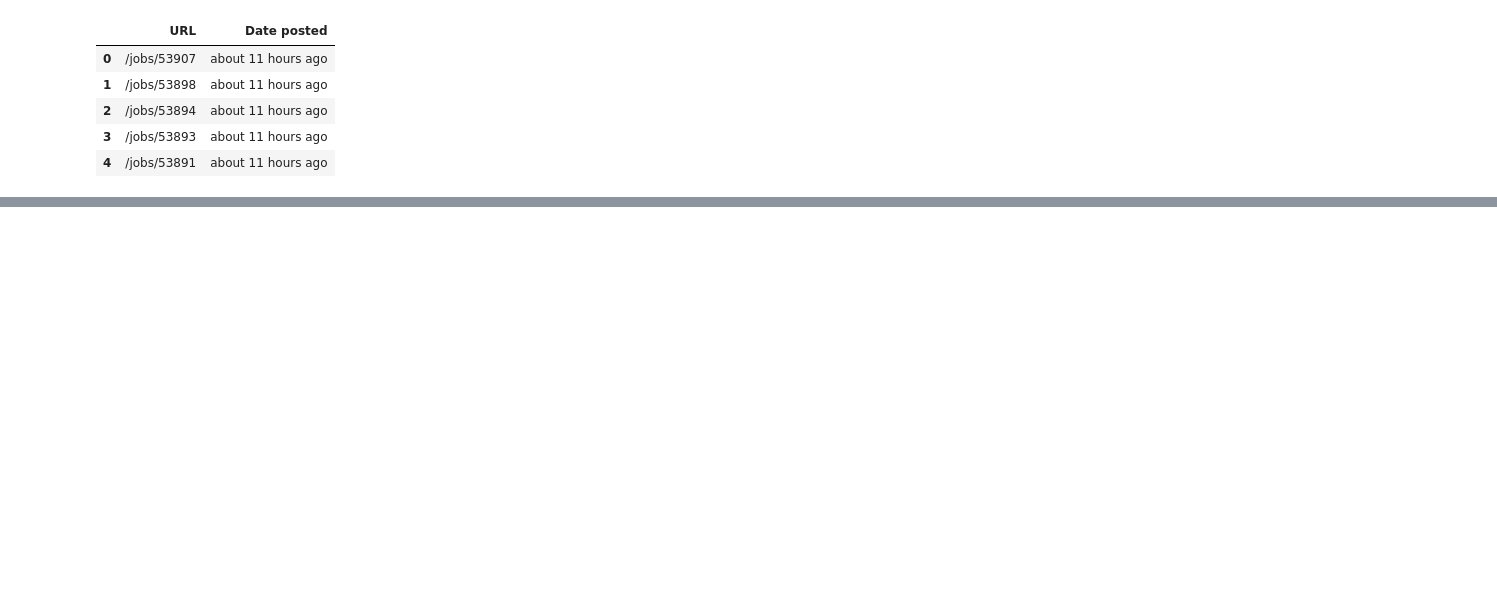
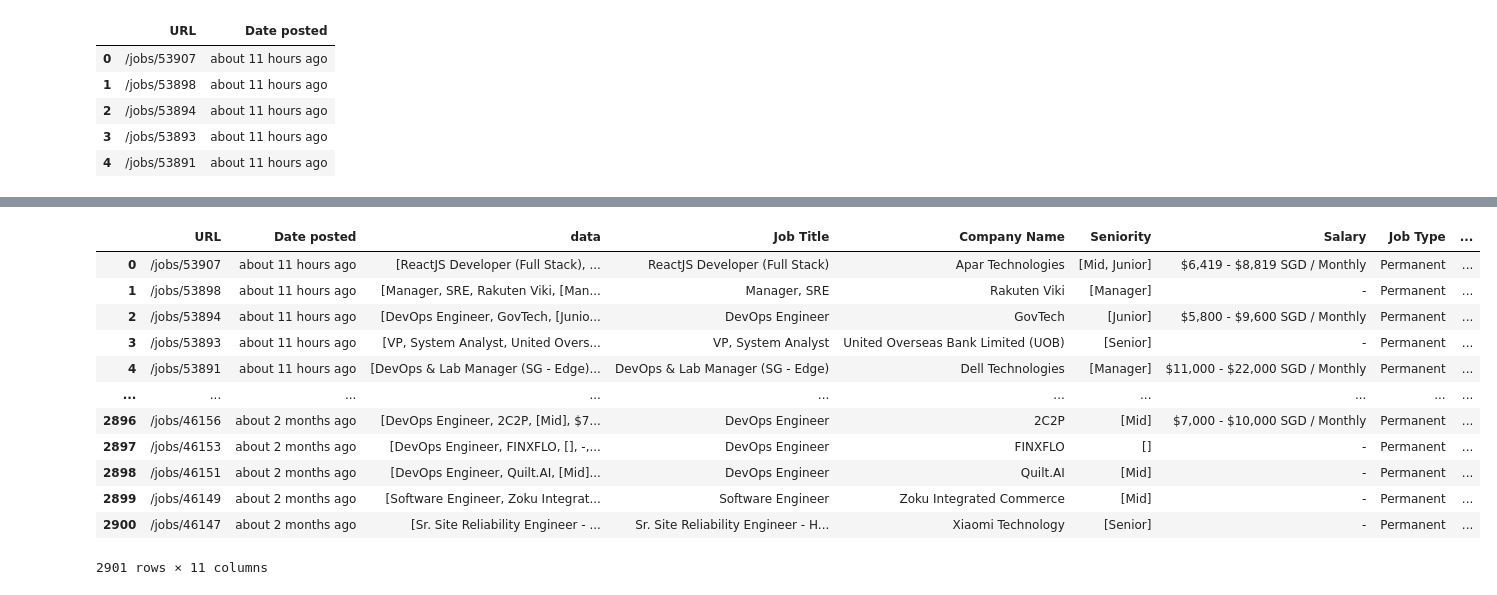
Before and after one commit to joshuawong96/job-posting-analysis, a Jupyter notebook: scraping/nodeflair.ipynb, the cells around one changed output, grey strips where cells are left out. Cells and saved outputs as stored; diff of their text form; code cells hidden in the pictures; blank space fills up the shorter version.

Commit message:
update nodeflair.ipynb to include salary, years of experience and job type

```diff
--- a/scraping/nodeflair.ipynb
+++ b/scraping/nodeflair.ipynb
@@ -133,10 +166,12 @@ def getData(soup):
     job_title = getJobTitle(soup)
     company_name = getCompanyName(soup)
     seniority, techstack = getSeniorityTechStacks(soup)
+    salary, job_type, years_of_experience = getSalaryJobTypeYears(soup)
+
 
     job_desc = getJobDesc(soup)
 
-    data = [job_title, company_name, seniority, techstack, job_desc]
+    data = [job_title, company_name, seniority, salary, job_type, years_of_experience, techstack, job_desc]
 
     return data
 # %%
@@ -184,7 +219,7 @@ def getDatePosted(text):
 
     return date_posted
 # %%
-job_listings_df = pd.read_csv("nodeflair_links.csv", index_col=0)
+job_listings_df = pd.read_csv("../data/nodeflair/nodeflair_links.csv", index_col=0)
 job_listings_df.head()
 # %% [output]
 |  | URL | Date posted |
@@ -193,5 +228,3 @@ job_listings_df.head()
 | 2 | /jobs/53894 | about 11 hours ago |
 | 3 | /jobs/53893 | about 11 hours ago |
 | 4 | /jobs/53891 | about 11 hours ago |
-# %%
-job_listings_df["data"] = job_listings_df["URL"].apply(scrapePost)
@@ -255,0 +243,26 @@ job_listings_df
+# %%
+print("Date of scraping:", datetime.now())
+output_df = pd.DataFrame()
+start = 0
+end = 100
+
+while end <= len(job_listings_df):
+    try:
+        driver = webdriver.Chrome(executable_path = "C:/Users/user/chromedriver.exe")
+        job_listings_df_100 = job_listings_df[start:end+1]
+        job_listings_df_100["data"] = job_listings_df_100["URL"].apply(scrapePost)
+        print(f"{end} done")
+
+        output_df = pd.concat([output_df, format_df(job_listings_df_100)])
+        start = end+1
+        end += 100
+
+    except:
+        driver = webdriver.Chrome(executable_path = "C:/Users/user/chromedriver.exe")
+        job_listings_df_100 = job_listings_df[start:end+1]
+        job_listings_df_100["data"] = job_listings_df_100["URL"].apply(scrapePost)
+        print(f"{end} done")
+
+        output_df = pd.concat([output_df, format_df(job_listings_df_100)])
+        start = end+1
+        end += 100
@@ -256 +292,17 @@ job_listings_df
+# %%
+output_df
+# %% [output]
+|  | URL | Date posted | data | Job Title | Company Name | Seniority | Salary | Job Type | ... |
+| 0 | /jobs/53907 | about 11 hours ago | [ReactJS Developer (Full Stack), ... | ReactJS Developer (Full Stack) | Apar Technologies | [Mid, Junior] | $6,419 - $8,819 SGD / Monthly | Permanent | ... |
+| 1 | /jobs/53898 | about 11 hours ago | [Manager, SRE, Rakuten Viki, [Man... | Manager, SRE | Rakuten Viki | [Manager] | - | Permanent | ... |
+| 2 | /jobs/53894 | about 11 hours ago | [DevOps Engineer, GovTech, [Junio... | DevOps Engineer | GovTech | [Junior] | $5,800 - $9,600 SGD / Monthly | Permanent | ... |
+| 3 | /jobs/53893 | about 11 hours ago | [VP, System Analyst, United Overs... | VP, System Analyst | United Overseas Bank Limited (UOB) | [Senior] | - | Permanent | ... |
+| 4 | /jobs/53891 | about 11 hours ago | [DevOps & Lab Manager (SG - Edge)... | DevOps & Lab Manager (SG - Edge) | Dell Technologies | [Manager] | $11,000 - $22,000 SGD / Monthly | Permanent | ... |
+| ... | ... | ... | ... | ... | ... | ... | ... | ... | ... |
+| 2896 | /jobs/46156 | about 2 months ago | [DevOps Engineer, 2C2P, [Mid], $7... | DevOps Engineer | 2C2P | [Mid] | $7,000 - $10,000 SGD / Monthly | Permanent | ... |
+| 2897 | /jobs/46153 | about 2 months ago | [DevOps Engineer, FINXFLO, [], -,... | DevOps Engineer | FINXFLO | [] | - | Permanent | ... |
+| 2898 | /jobs/46151 | about 2 months ago | [DevOps Engineer, Quilt.AI, [Mid]... | DevOps Engineer | Quilt.AI | [Mid] | - | Permanent | ... |
+| 2899 | /jobs/46149 | about 2 months ago | [Software Engineer, Zoku Integrat... | Software Engineer | Zoku Integrated Commerce | [Mid] | - | Permanent | ... |
+| 2900 | /jobs/46147 | about 2 months ago | [Sr. Site Reliability Engineer - ... | Sr. Site Reliability Engineer - H... | Xiaomi Technology | [Senior] | - | Permanent | ... |
+2901 rows × 11 columns
 # %%
```
Also changed, not shown: parts of 8 cells of this notebook.
